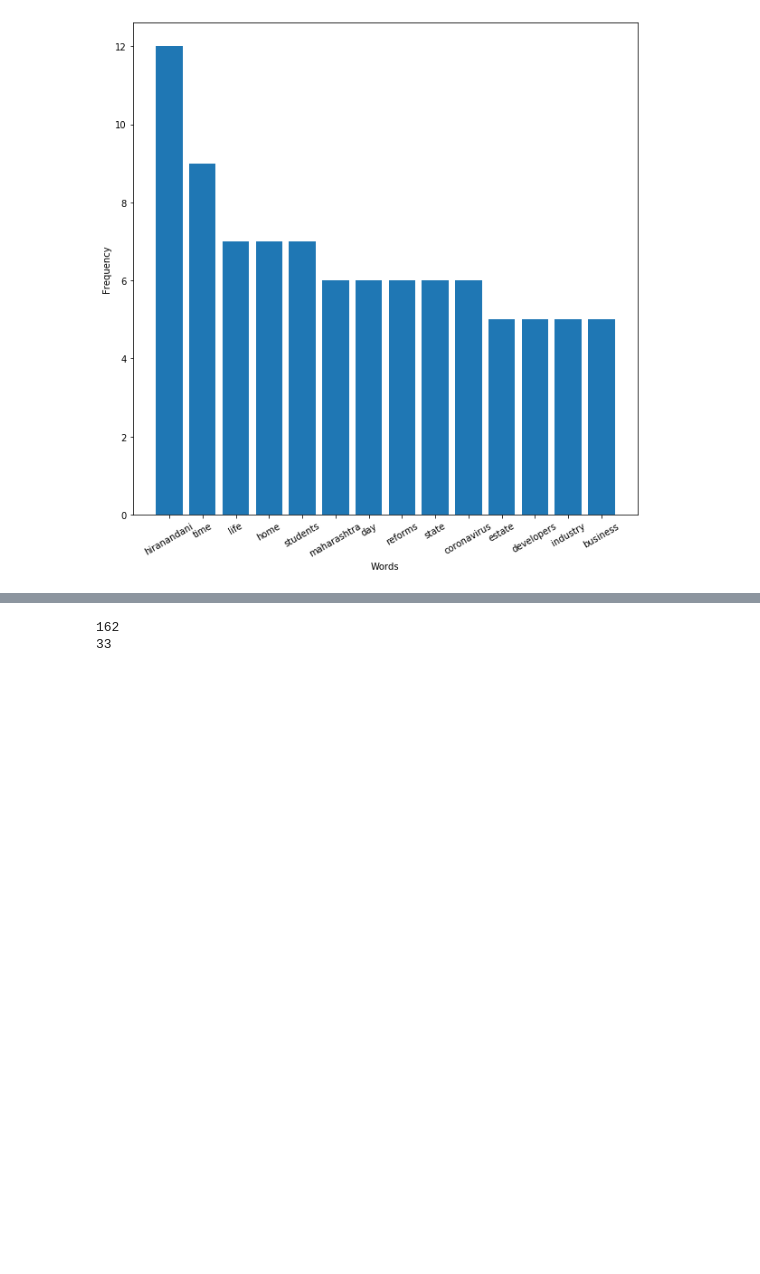
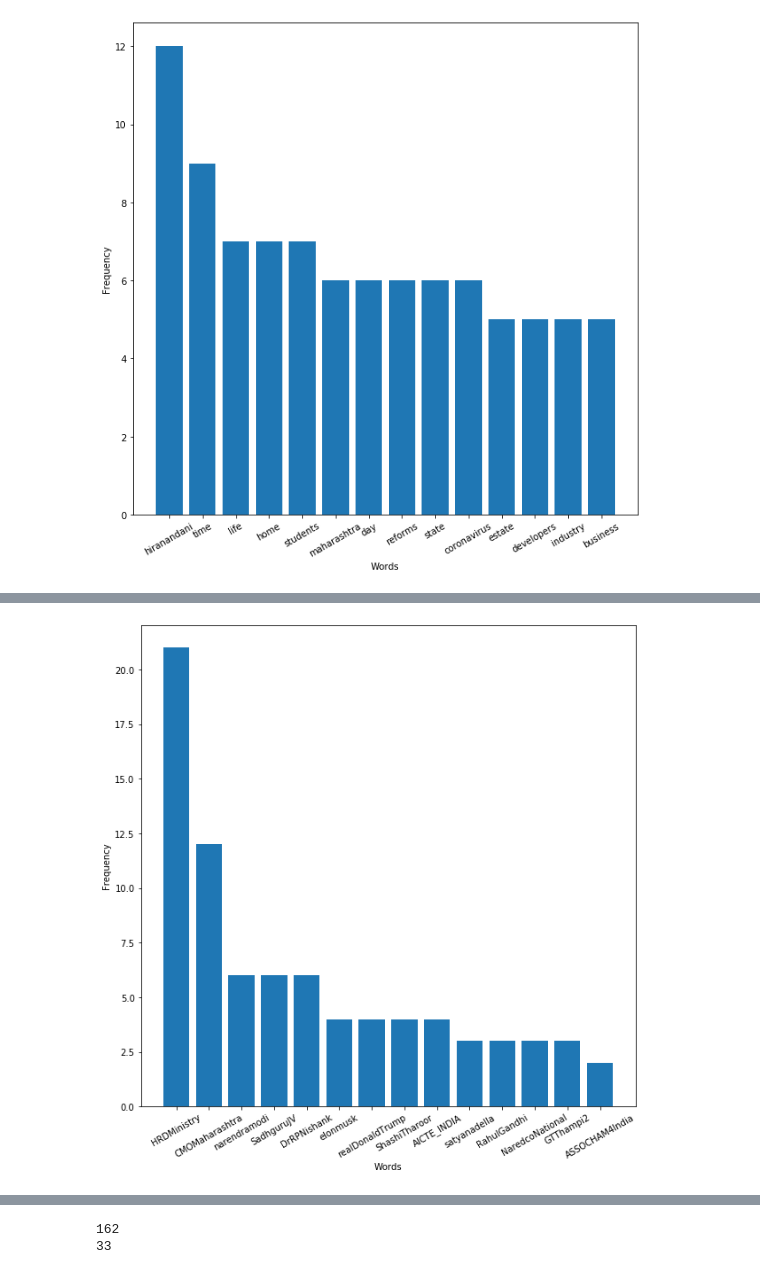
Before and after one commit to parthnagarkar875/Twitter-Profile-Analyzer, a Jupyter notebook: main.ipynb, the cells around one changed output, grey strips where cells are left out. Saved outputs shown, nothing was run; the diff lists cells and outputs as text; code cells hidden in the pictures; blank space fills up the shorter version.

```diff
--- a/main.ipynb
+++ b/main.ipynb
@@ -331,0 +284,8 @@ BillGates : Seattle, WA
+# %%
+###############################################################################
+#Printing top 15 usernames of the users whose tweets were liked most frequently.
+###############################################################################
+
+a.wordcloud()
+# %% [output]
+[figure, added]
```
Also changed, not shown: parts of 8 cells of this notebook.
